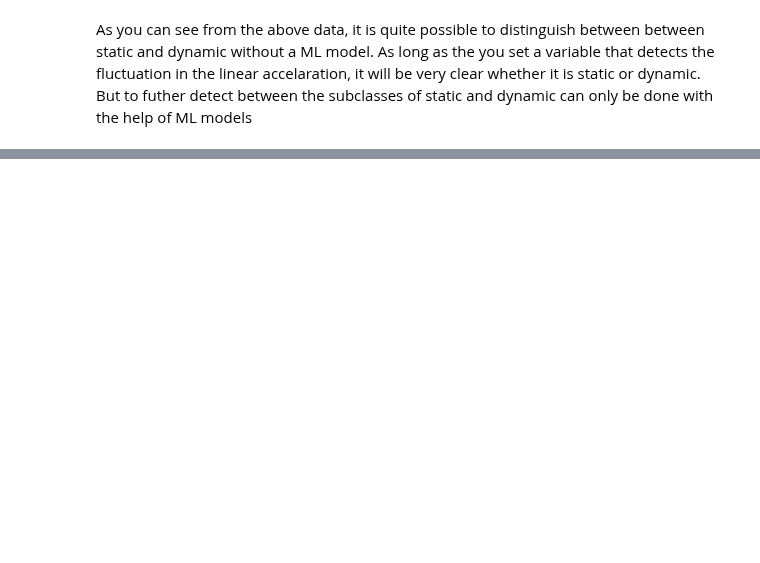
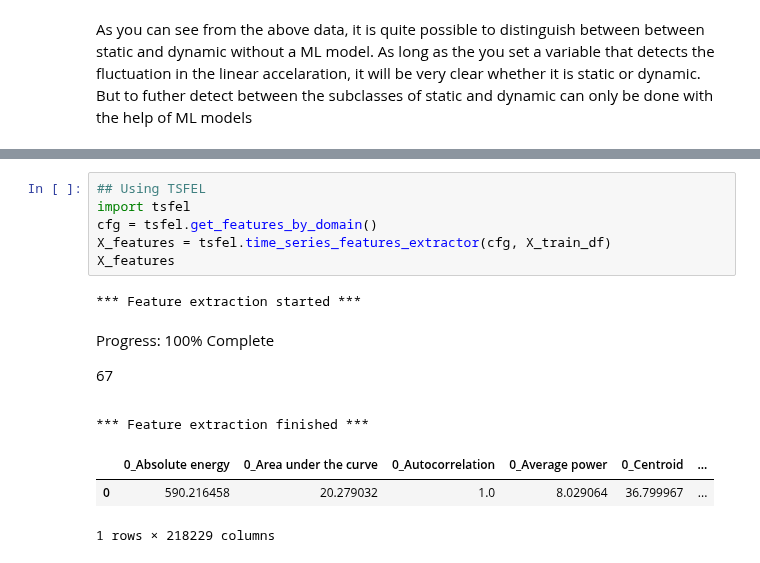
Before and after one commit to shadowscythe03/es335-24-fall-assignment-1, a Jupyter notebook: Task_1.ipynb, the cells around one changed output, grey strips where cells are left out. Saved outputs shown, nothing was run; the diff lists cells and outputs as text; blank space fills up the shorter version.

```diff
--- a/Task_1.ipynb
+++ b/Task_1.ipynb
@@ -64,0 +128,14 @@ As you can see from the above data, it is quite possible to distinguish between
+# %%
+## Using TSFEL
+import tsfel
+cfg = tsfel.get_features_by_domain()
+X_features = tsfel.time_series_features_extractor(cfg, X_train_df)
+X_features
+# %% [output]
+*** Feature extraction started ***
+Progress: 100% Complete
+67
+*** Feature extraction finished ***
+|  | 0_Absolute energy | 0_Area under the curve | 0_Autocorrelation | 0_Average power | 0_Centroid | ... |
+| 0 | 590.216458 | 20.279032 | 1.0 | 8.029064 | 36.799967 | ... |
+1 rows × 218229 columns
```
Also changed, not shown: parts of 7 cells of this notebook.
